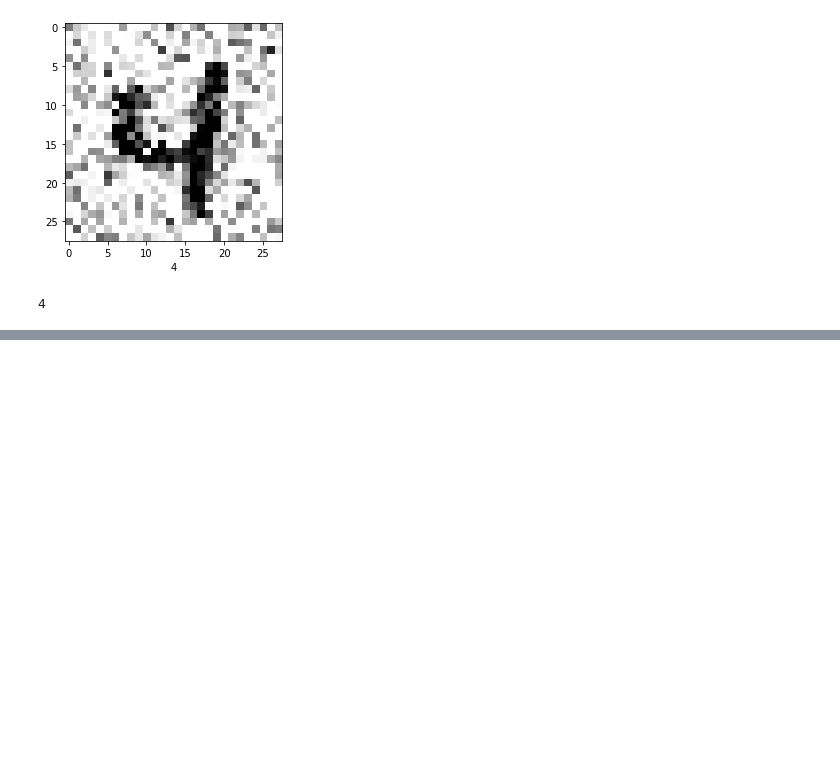
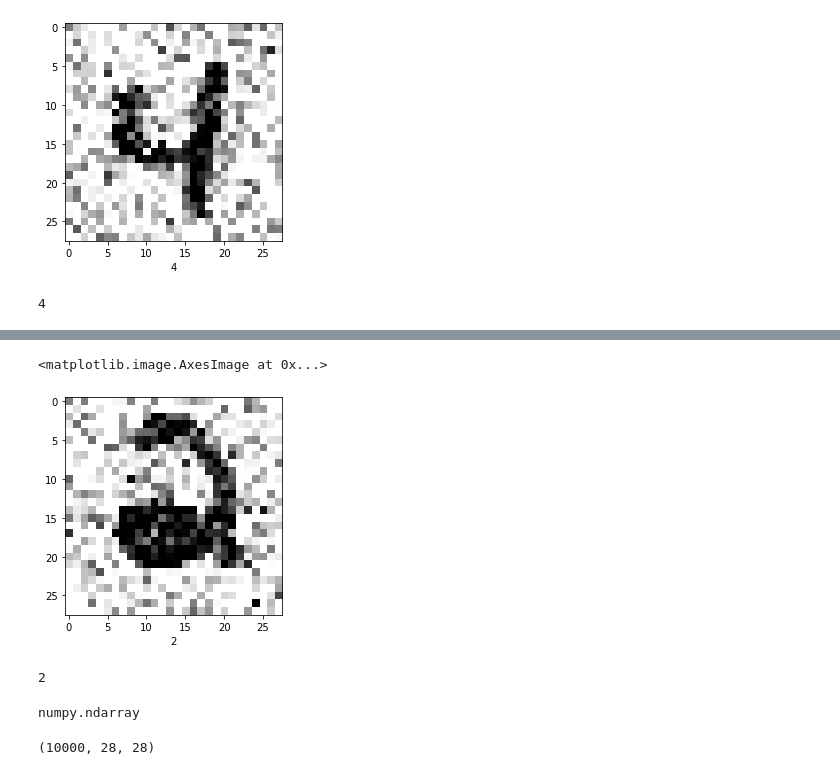
Before and after one commit to sjubin/-, a Jupyter notebook: Untitled4.ipynb, the cells around one changed output, grey strips where cells are left out. Cells and saved outputs as stored; diff of their text form; code cells hidden in the pictures; blank space fills up the shorter version.

```diff
--- a/Untitled4.ipynb
+++ b/Untitled4.ipynb
@@ -165,0 +235,6 @@ np.argmax(preds[10])
+# %%
+plt.xlabel(test_y[0])
+plt.imshow(test_x[0], cmap=plt.cm.binary)
+# %% [output]
+<matplotlib.image.AxesImage at 0x...>
+[figure, added]
@@ -165,0 +243,4 @@ np.argmax(preds[10])
+# %%
+np.argmax(preds[0])
+# %% [output]
+2
@@ -165,0 +249,8 @@ np.argmax(preds[10])
+# %%
+type(train_x)
+# %% [output]
+numpy.ndarray
+# %%
+test_x.shape
+# %% [output]
+(10000, 28, 28)
```
Also changed, not shown: parts of 12 cells of this notebook.
